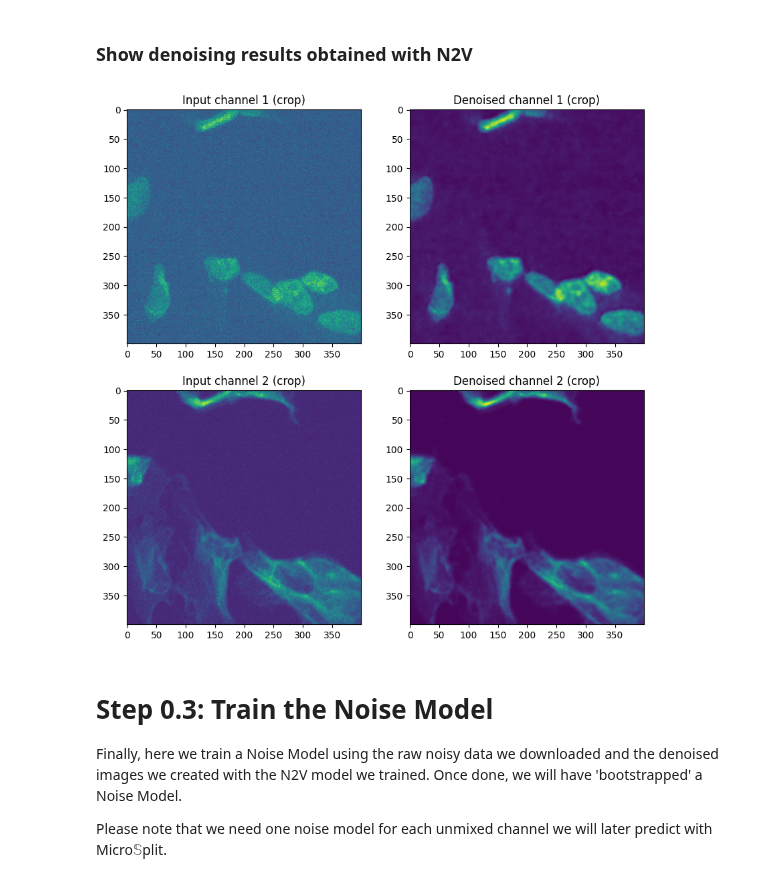
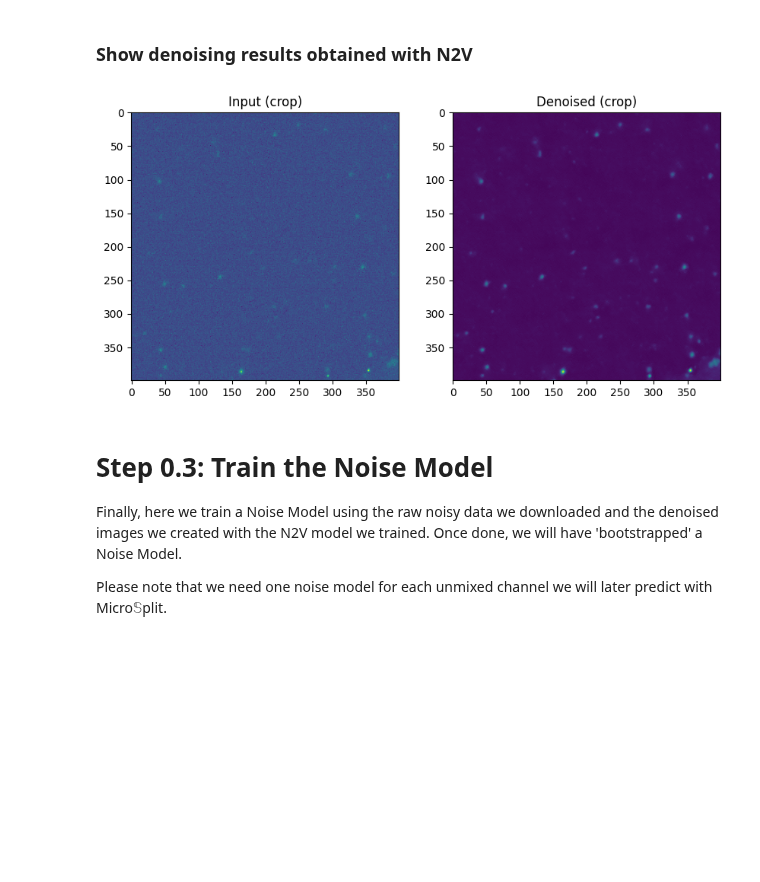
Before and after one commit to broadinstitute/MicroSplit-reproducibility, a Jupyter notebook: examples/2D/HT_H23B/00_noisemodels.ipynb, the cells around one changed output. Saved outputs shown, nothing was run; the diff lists cells and outputs as text; code cells hidden in the pictures; blank space fills up the shorter version.

```diff
--- a/examples/2D/HT_H23B/00_noisemodels.ipynb
+++ b/examples/2D/HT_H23B/00_noisemodels.ipynb
@@ -98,6 +93,10 @@ train_data_config, val_data_config, test_data_config = get_data_configs()
+# %%
+train_data_config, _, _ = get_data_configs()
+# we set channels to None because for training of the noise model we only need raw data
+train_data_config.channel_list = None
 # %%
 input_data = get_train_val_data(data_config=train_data_config,
-                                datadir = DATA.path / f"puncta.zip.unzip",
+                                datadir = DATA.path / f"raw_input.zip.unzip/",
                                 datasplit_type=DataSplitType.Train,
                                 val_fraction=0.1,
                                 test_fraction=0.1,)
@@ -113,0 +105,3 @@ print(train_data.shape)
+# %%
+train_data = input_data[0]
+print(f"We'll use {train_data.shape[0]} images for training")
@@ -132,13 +124,13 @@ In a nutshell: we train a N2V model, denoise the data we just downloaded, and th
 Please note that we have set `num_epochs=3`, so you don't have to wait a long time. If you want a serious Noise Model to be trained, you should change this to a higher number!
 # %%
 config = create_n2v_configuration(
-    experiment_name="ht_lif24_noise_models_n2v",
+    experiment_name="ht_h23b_noise_models_n2v",
     data_type="array",
-    axes="SYXC",
-    n_channels=2,
+    axes="SYX",
+    n_channels=1,
     patch_size=(64, 64),
     batch_size=64,
-    num_epochs=3, # To make you wait less, we set this to 3.
+    num_epochs=10, # To make you wait less, we set this to 10.
                   # If you want a better Noise Model, we suggest
                   # this value to be higher.
 )
@@ -187,27 +178,26 @@ LOCAL_RANK: 0 - CUDA_VISIBLE_DEVICES: [0]
 # %%
 # Maker your choice. If 'False', the entire image will be shown...
 do_crop = True
 
 xfrom = yfrom = 0
 xto = yto = -1
 strcrop=''
 if do_crop:
     strcrop=' (crop)'
-    yfrom=200; yto=600
-    xfrom=800; xto=1200
+    yfrom=200
+    yto=600
+    xfrom=800
+    xto=1200
 
-_, ax = plt.subplots(2, 2, figsize=(10, 10))
-ax[0][0].imshow(train_data[0, ..., 0][yfrom:yto,xfrom:xto])
-ax[0][0].set_title("Input channel 1"+strcrop)
-ax[0][1].imshow(prediction[0].squeeze()[0][yfrom:yto,xfrom:xto])
-ax[0][1].set_title("Denoised channel 1"+strcrop)
-ax[1][0].imshow(train_data[0, ..., 1][yfrom:yto,xfrom:xto])
-ax[1][0].set_title("Input channel 2"+strcrop)
-ax[1][1].imshow(prediction[0].squeeze()[1][yfrom:yto,xfrom:xto])
-ax[1][1].set_title("Denoised channel 2"+strcrop)
+_, ax = plt.subplots(1, 2, figsize=(10, 10))
+ax[0].imshow(train_data[0][yfrom:yto,xfrom:xto])
+ax[0].set_title("Input"+strcrop)
+ax[1].imshow(prediction[0].squeeze()[yfrom:yto,xfrom:xto])
+ax[1].set_title("Denoised"+strcrop)
+
 plt.show()
 # %% [output]
-[figure, old version]
+[figure, new version]
 # %% [markdown]
 # **Step 0.3:** Train the Noise Model
 
```
Also changed, not shown: parts of 10 cells of this notebook, 5 other files.
